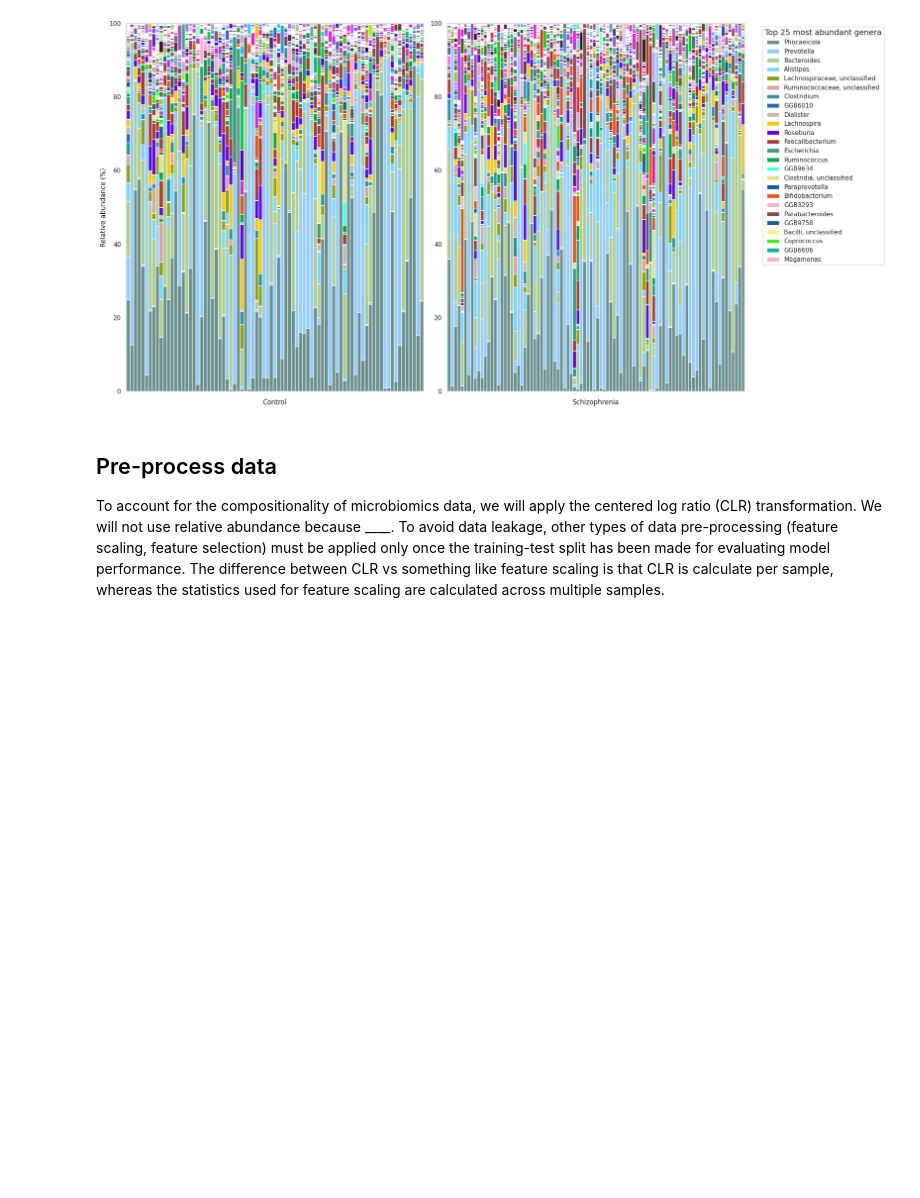
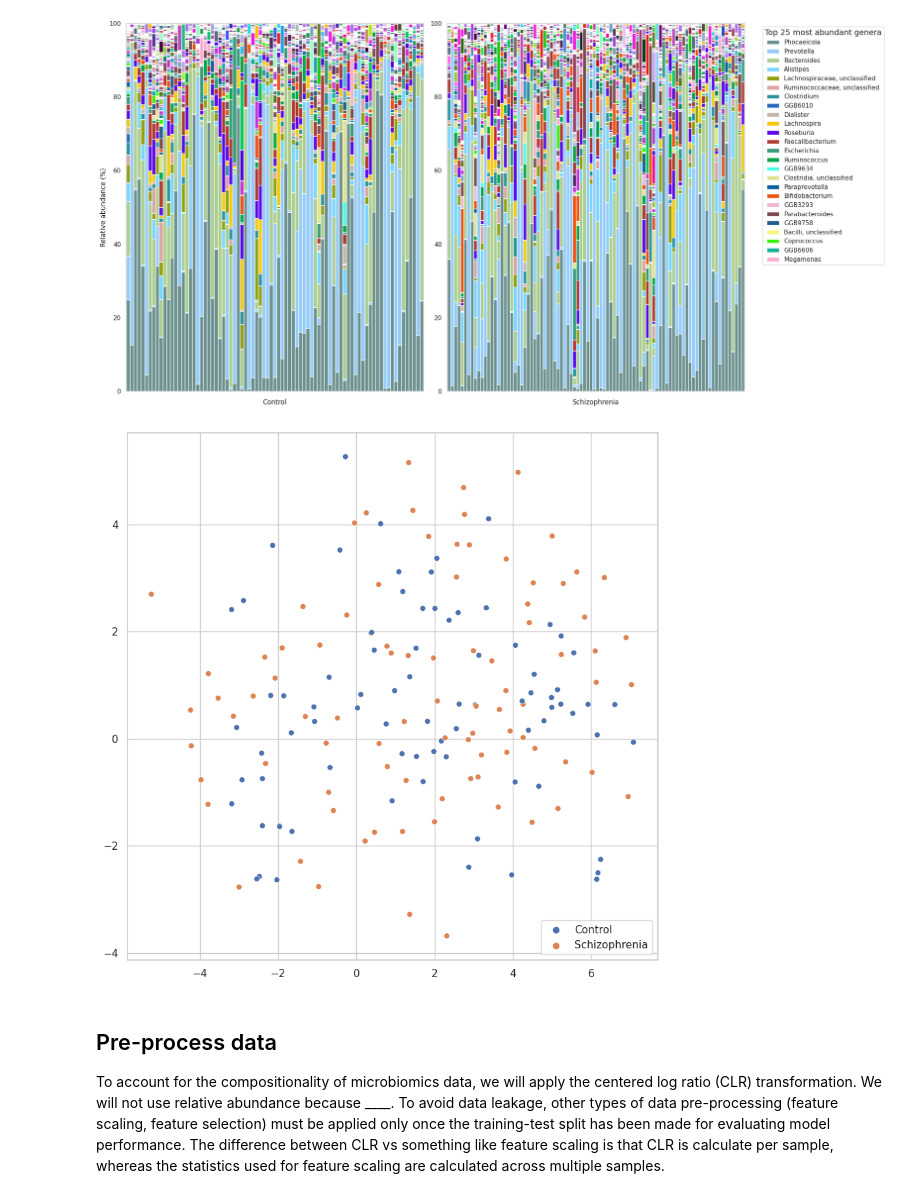
Before and after one commit to quantori/tutorial-on-ML-for-microbiomics, a Jupyter notebook: tutorial_dev.ipynb, the cells around one changed output. Saved outputs shown, nothing was run; the diff lists cells and outputs as text; code cells hidden in the pictures; blank space fills up the shorter version.

```diff
--- a/tutorial_dev.ipynb
+++ b/tutorial_dev.ipynb
@@ -144,14 +146,19 @@ fig = data_visualization.plot_blood_based_biomarkers(df_metadata)
 # %%
-df_genus = df[(df.index.str.contains("g__")) & ~(df.index.str.contains("s__"))]
-df_genus = df_genus.apply(lambda x: x * 100 / sum(x), axis=0)
+df_genus_rel_ab = df_genus.apply(lambda x: x * 100 / sum(x), axis=0).copy()
 
 fig = data_visualization.plot_genus(
-    df_genus,
+    df_genus_rel_ab,
     df_metadata[df_metadata["Group"] == "HC"].index.to_list(),
     df_metadata[df_metadata["Group"] == "SCZ"].index.to_list(),
 )
 # %% [output]
 [figure]
+# %%
+df_clr = pre_process.clr_transform(df_genus).T
+
+fig = data_visualization.plot_tsne(df_clr, df_metadata["Group"], 11)
+# %% [output]
+[figure, added]
 # %%
 # TODO: data exploration and visualization
 # E.g.: participant demographics (age, sex)
```
Also changed, not shown: parts of 3 cells of this notebook, 1 other file.
